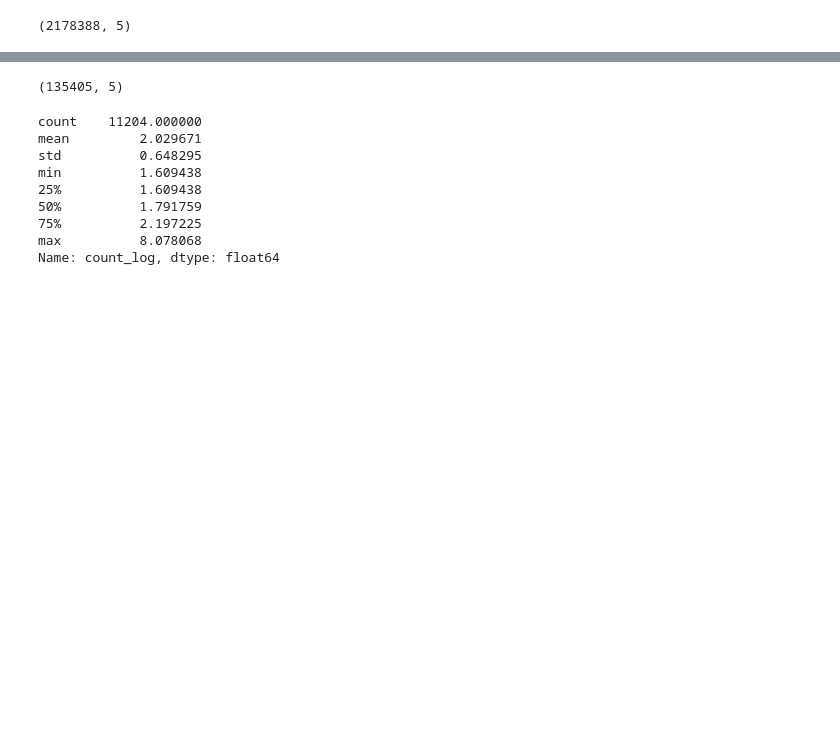
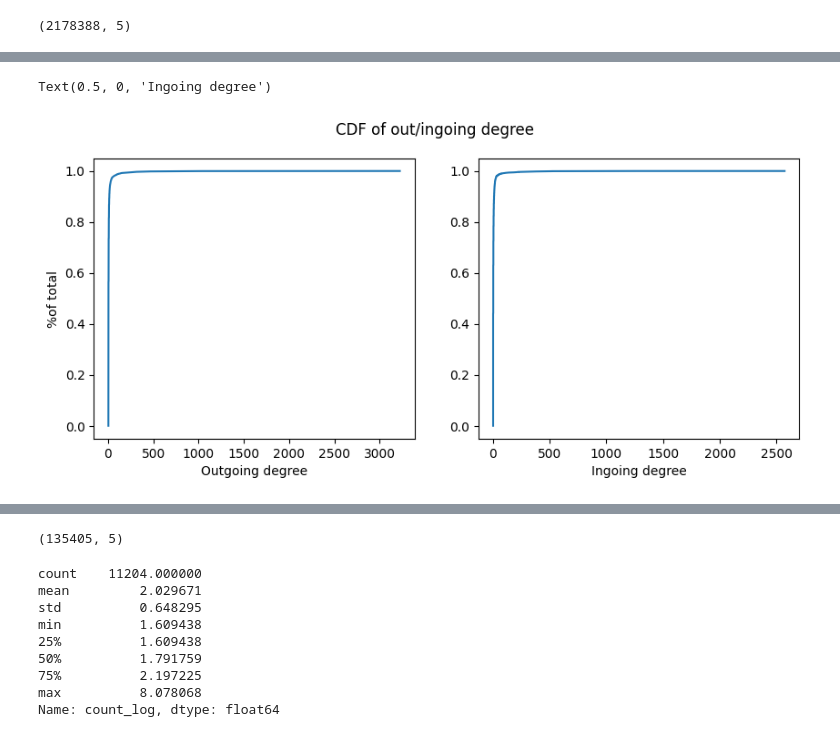
Before and after one commit to sheilafarrahi/thesis, a Jupyter notebook: prepare-data.ipynb, the cells around one changed output, grey strips where cells are left out. Drawn from its saved outputs; the diff is of its cells as text; code cells hidden in the pictures; blank space fills up the shorter version.

```diff
--- a/prepare-data.ipynb
+++ b/prepare-data.ipynb
@@ -23,0 +107,21 @@ while (len(excl_out) > 0 and len(excl_in) > 0):
+# %%
+n_out = len(out_degree_filtered['count'])
+x_out = np.sort(out_degree_filtered['count'])
+y_out = np.arange(n_out) / float(n_out)
+
+n_in = len(in_degree_filtered['count'])
+x_in = np.sort(in_degree_filtered['count'])
+y_in = np.arange(n_in) / float(n_in)
+
+fig, (ax1, ax2) = plt.subplots(1, 2, figsize=(10, 4))
+fig.suptitle('CDF of out/ingoing degree')
+
+ax1.plot(x_out, y_out)
+ax1.set_xlabel('Outgoing degree')
+ax1.set_ylabel('%of total')
+
+ax2.plot(x_in, y_in)
+ax2.set_xlabel('Ingoing degree')
+# %% [output]
+Text(0.5, 0, 'Ingoing degree')
+[figure, added]
```
Also changed, not shown: parts of 21 cells of this notebook.
